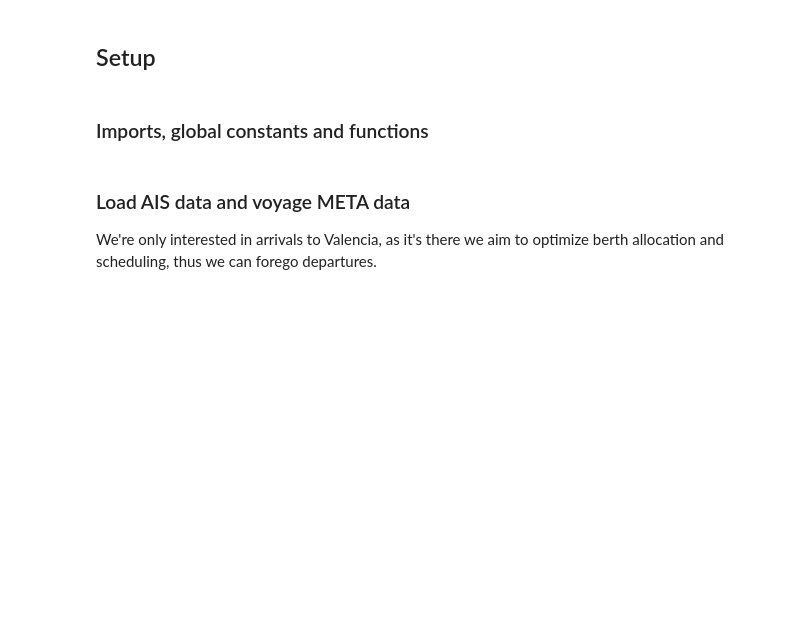
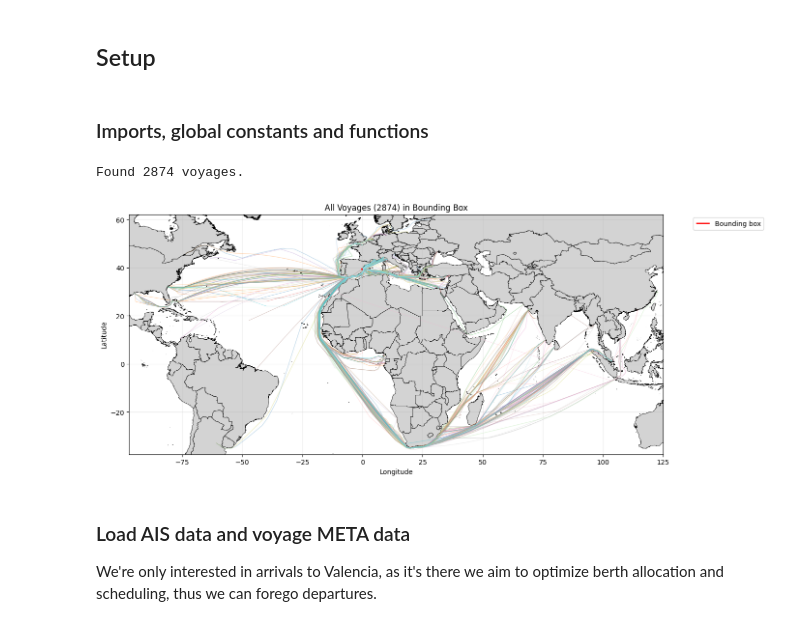
Before and after one commit to Magnuswlange/port_congestion_proj_ml, a Jupyter notebook: feature_selection.ipynb, the cells around one changed output. Saved outputs shown, nothing was run; the diff lists cells and outputs as text; code cells hidden in the pictures; blank space fills up the shorter version.

Commit message:
added mostly vibe coded plot_all_voyages func

```diff
--- a/feature_selection.ipynb
+++ b/feature_selection.ipynb
@@ -124,3 +168,8 @@ def plot_voyage_on_coastline(voyage_df: pd.DataFrame, coastline_gdf: gpd.GeoData
+# %%
+plot_all_voyages(cargo_ais_meta_merged, coastline, BBOX)
+# %% [output]
+Found 2874 voyages.
+[figure, added]
 # %% [markdown]
 ### Load AIS data and voyage META data
 We're only interested in arrivals to Valencia, as it's there we aim to optimize berth allocation and scheduling, thus we can forego departures.
```
Also changed, not shown: parts of 1 cell of this notebook.
